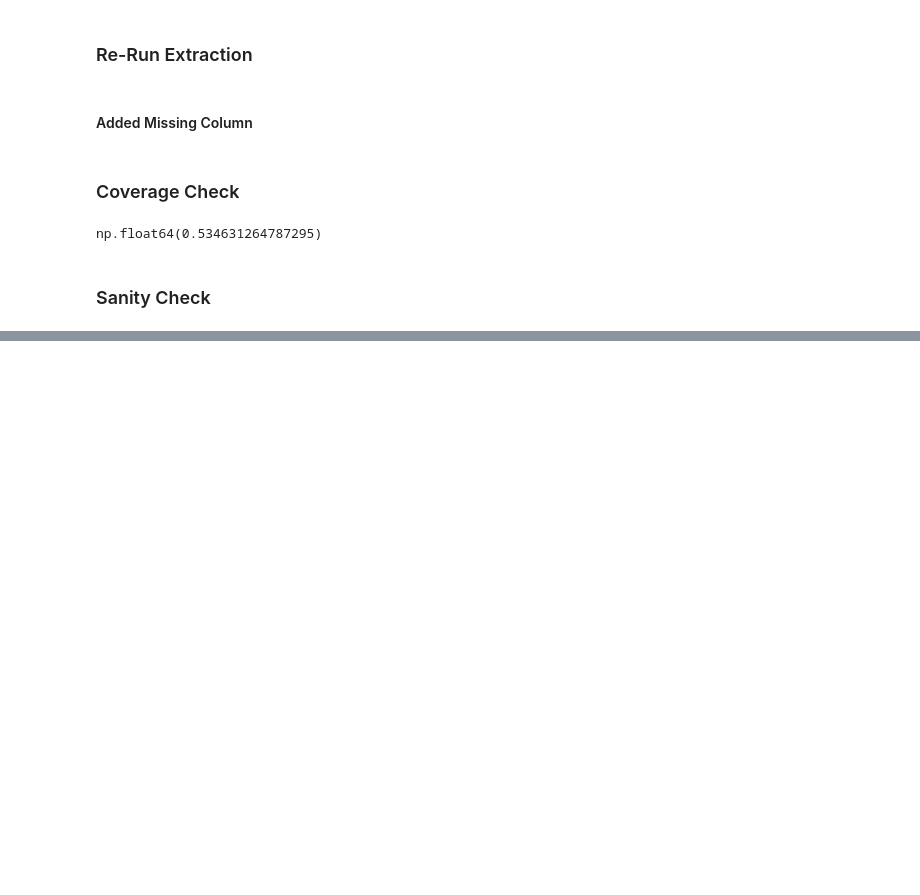
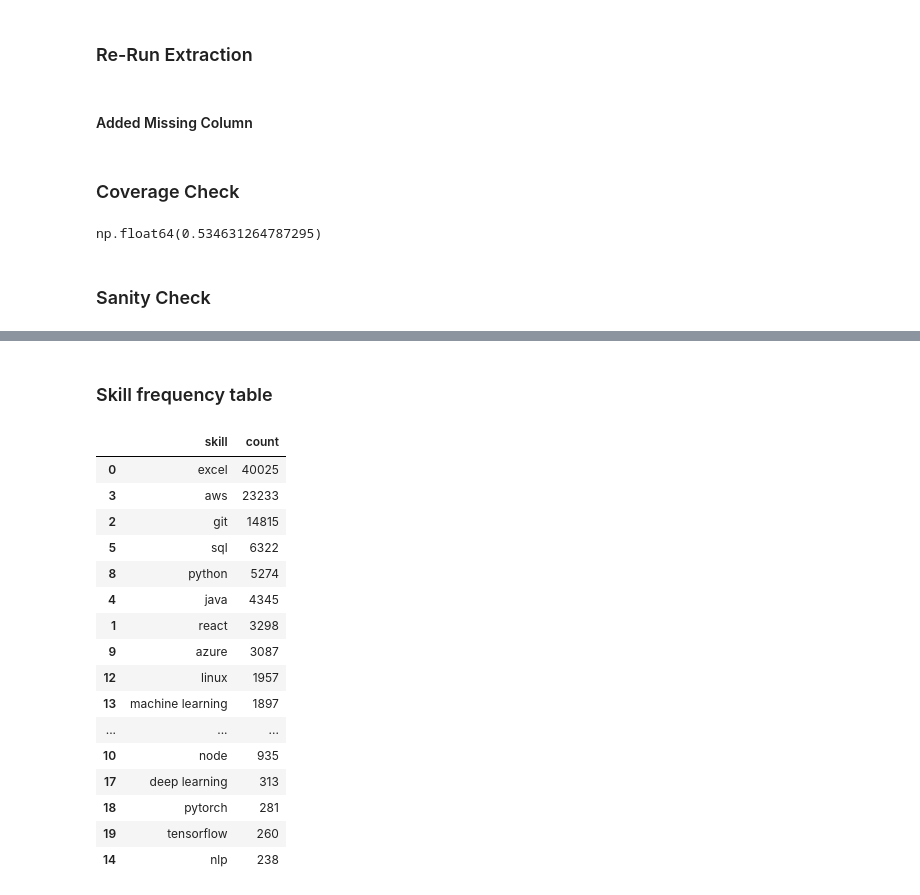
Before and after one commit to sufyan14/job-market-intelligence-system, a Jupyter notebook: notebooks/02_text_processing.ipynb, the cells around one changed output, grey strips where cells are left out. Saved outputs shown, nothing was run; the diff lists cells and outputs as text; code cells hidden in the pictures; blank space fills up the shorter version.

Commit message:
feat: add normalized skill extraction and frequency analysis

```diff
--- a/notebooks/02_text_processing.ipynb
+++ b/notebooks/02_text_processing.ipynb
@@ -450,0 +453,25 @@ combined_canonical[
+# %%
+# Skill normalization map (v1)
+skill_map = {
+    "amazon web services": "aws",
+    "aws cloud": "aws",
+    "reactjs": "react",
+    "nodejs": "node",
+    "javascript": "javascript",
+    "js": "javascript",
+    "python3": "python",
+    "k8s": "kubernetes",
+    "postgres": "postgresql",
+    "postgre": "postgresql",
+}
+
+def normalize_skills(skill_list):
+    if not isinstance(skill_list, list):
+        return []
+    normalized = []
+    for s in skill_list:
+        s = s.lower().strip()
+        normalized.append(skill_map.get(s, s))
+    return list(set(normalized))  # remove duplicates
+
+combined_canonical["skills_norm"] = combined_canonical["skills_v2"].apply(normalize_skills)
@@ -450,0 +494,32 @@ combined_canonical[
+# %% [markdown]
+### Skill frequency table
+# %%
+from collections import Counter
+
+all_skills = combined_canonical["skills_norm"].explode()
+skill_counts = Counter(all_skills.dropna())
+
+skill_freq_df = (
+    pd.DataFrame(skill_counts.items(), columns=["skill", "count"])
+      .sort_values("count", ascending=False)
+)
+
+skill_freq_df.head(20)
+# %% [output]
+|  | skill | count |
+| 0 | excel | 40025 |
+| 3 | aws | 23233 |
+| 2 | git | 14815 |
+| 5 | sql | 6322 |
+| 8 | python | 5274 |
+| 4 | java | 4345 |
+| 1 | react | 3298 |
+| 9 | azure | 3087 |
+| 12 | linux | 1957 |
+| 13 | machine learning | 1897 |
+| ... | ... | ... |
+| 10 | node | 935 |
+| 17 | deep learning | 313 |
+| 18 | pytorch | 281 |
+| 19 | tensorflow | 260 |
+| 14 | nlp | 238 |
```
Also changed, not shown: parts of 11 cells of this notebook.
